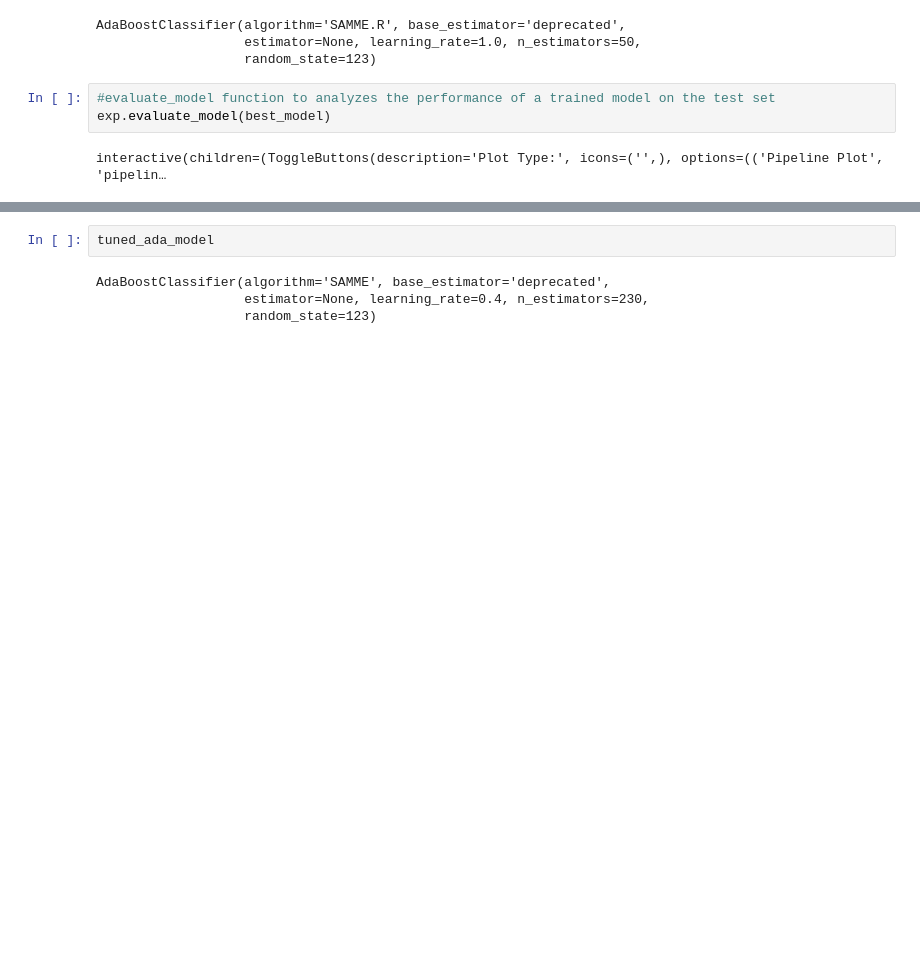
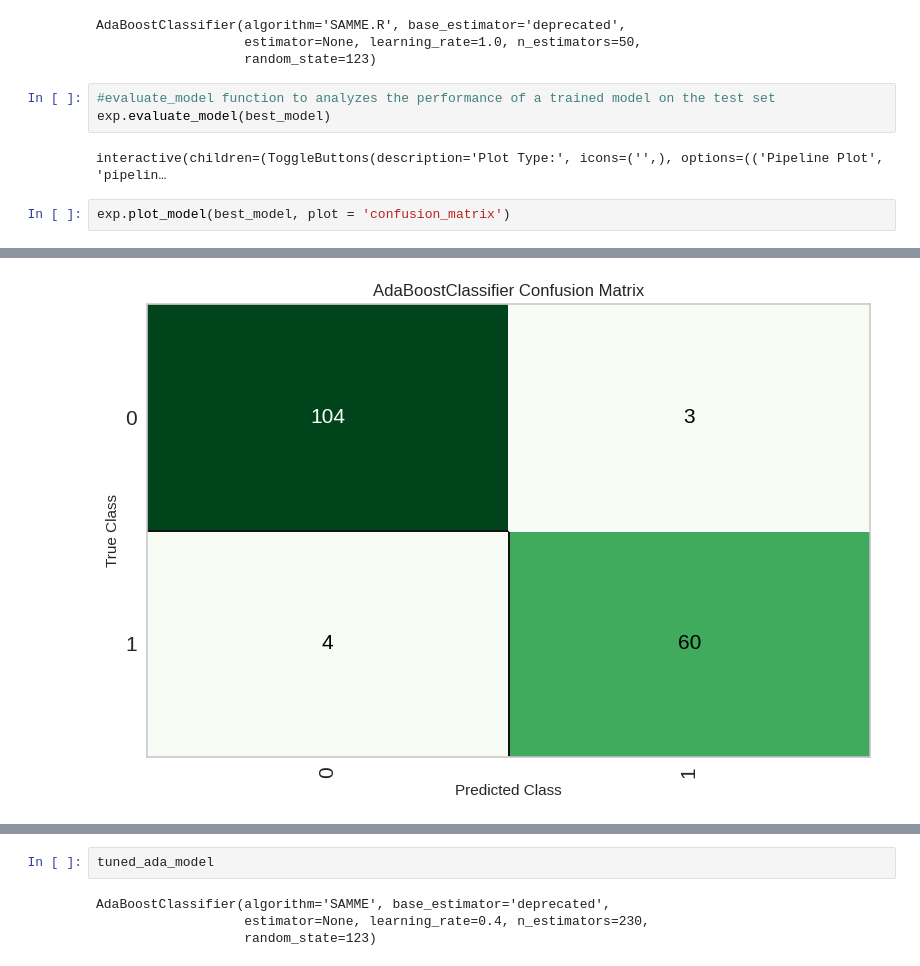
Before and after one commit to neel26desai/cmpe255_assignment2, a Jupyter notebook: Binary_Classification_PyCaret.ipynb, the cells around one changed output, grey strips where cells are left out. Drawn from its saved outputs; the diff is of its cells as text; blank space fills up the shorter version.

```diff
--- a/Binary_Classification_PyCaret.ipynb
+++ b/Binary_Classification_PyCaret.ipynb
@@ -94,3 +94,6 @@ AdaBoostClassifier(algorithm='SAMME.R', base_estimator='deprecated',
 exp.evaluate_model(best_model)
 # %% [output]
 interactive(children=(ToggleButtons(description='Plot Type:', icons=('',), options=(('Pipeline Plot', 'pipelin…
+# %%
+exp.plot_model(best_model, plot = 'confusion_matrix')
+# %% [output]
@@ -97,3 +101,4 @@ interactive(children=(ToggleButtons(description='Plot Type:', icons=('',), optio
+[figure, added]
 # %%
 #from above, base model comaprision we found out that AdaBoost Classifier is performing the best
 #now lets see if we can make the model even better by performing hyperparameter tunning on it
```
Also changed, not shown: parts of 3 cells of this notebook.
